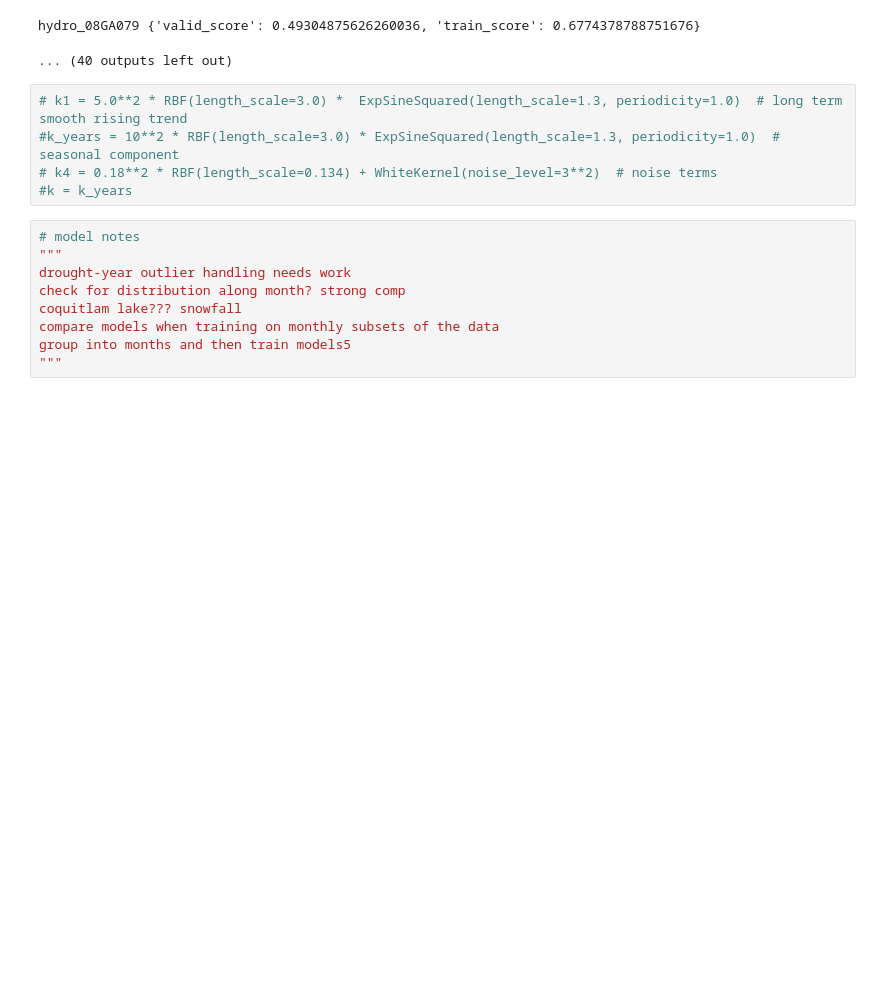
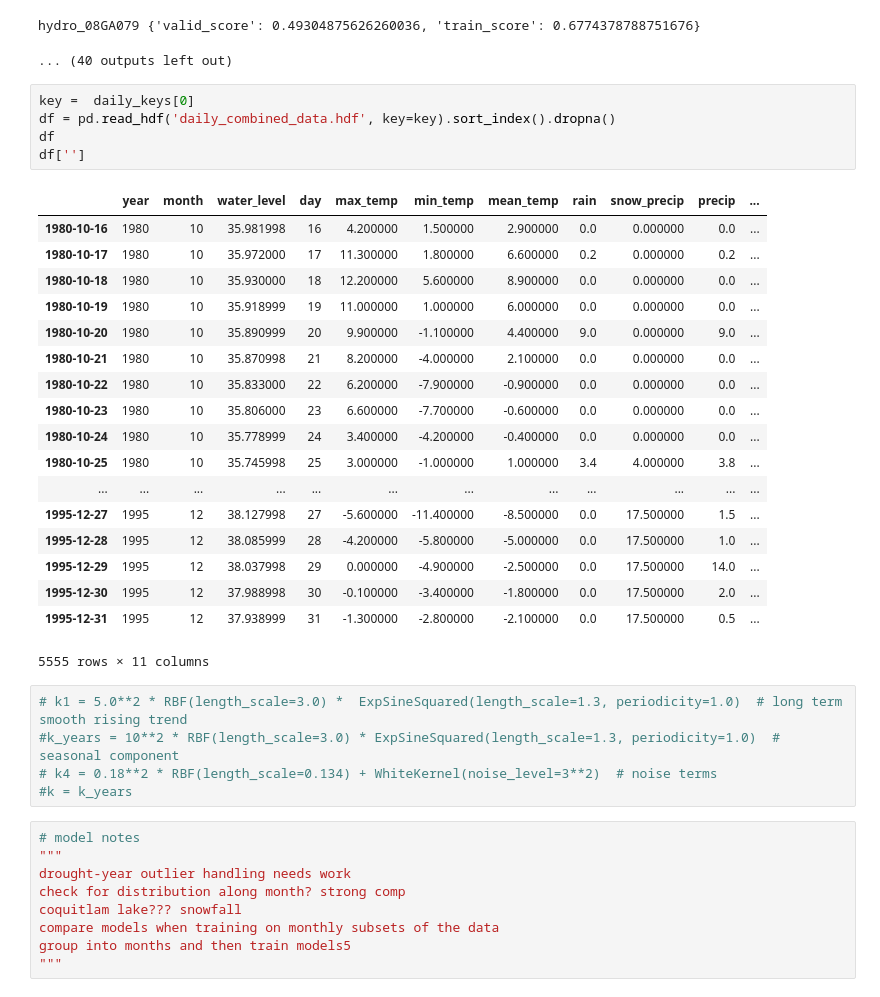
Before and after one commit to eclam/ReservoirLevels, a Jupyter notebook: daily_models.ipynb, the cells around one changed output. Drawn from its saved outputs; the diff is of its cells as text; blank space fills up the shorter version.

```diff
--- a/daily_models.ipynb
+++ b/daily_models.ipynb
@@ -230,6 +238,30 @@ hydro_08GA077 {'valid_score': 0.809205605196465, 'train_score': 0.84788949211062
 [figure]
 hydro_08GA079 {'valid_score': 0.49304875626260036, 'train_score': 0.6774378788751676}
 ... (40 outputs left out)
+# %%
+key =  daily_keys[0]
+df = pd.read_hdf('daily_combined_data.hdf', key=key).sort_index().dropna()
+df
+df['']
+# %% [output]
+|  | year | month | water_level | day | max_temp | min_temp | mean_temp | rain | snow_precip | precip | ... |
+| 1980-10-16 | 1980 | 10 | 35.981998 | 16 | 4.200000 | 1.500000 | 2.900000 | 0.0 | 0.000000 | 0.0 | ... |
+| 1980-10-17 | 1980 | 10 | 35.972000 | 17 | 11.300000 | 1.800000 | 6.600000 | 0.2 | 0.000000 | 0.2 | ... |
+| 1980-10-18 | 1980 | 10 | 35.930000 | 18 | 12.200000 | 5.600000 | 8.900000 | 0.0 | 0.000000 | 0.0 | ... |
+| 1980-10-19 | 1980 | 10 | 35.918999 | 19 | 11.000000 | 1.000000 | 6.000000 | 0.0 | 0.000000 | 0.0 | ... |
+| 1980-10-20 | 1980 | 10 | 35.890999 | 20 | 9.900000 | -1.100000 | 4.400000 | 9.0 | 0.000000 | 9.0 | ... |
+| 1980-10-21 | 1980 | 10 | 35.870998 | 21 | 8.200000 | -4.000000 | 2.100000 | 0.0 | 0.000000 | 0.0 | ... |
+| 1980-10-22 | 1980 | 10 | 35.833000 | 22 | 6.200000 | -7.900000 | -0.900000 | 0.0 | 0.000000 | 0.0 | ... |
+| 1980-10-23 | 1980 | 10 | 35.806000 | 23 | 6.600000 | -7.700000 | -0.600000 | 0.0 | 0.000000 | 0.0 | ... |
+| 1980-10-24 | 1980 | 10 | 35.778999 | 24 | 3.400000 | -4.200000 | -0.400000 | 0.0 | 0.000000 | 0.0 | ... |
+| 1980-10-25 | 1980 | 10 | 35.745998 | 25 | 3.000000 | -1.000000 | 1.000000 | 3.4 | 4.000000 | 3.8 | ... |
+| ... | ... | ... | ... | ... | ... | ... | ... | ... | ... | ... | ... |
+| 1995-12-27 | 1995 | 12 | 38.127998 | 27 | -5.600000 | -11.400000 | -8.500000 | 0.0 | 17.500000 | 1.5 | ... |
+| 1995-12-28 | 1995 | 12 | 38.085999 | 28 | -4.200000 | -5.800000 | -5.000000 | 0.0 | 17.500000 | 1.0 | ... |
+| 1995-12-29 | 1995 | 12 | 38.037998 | 29 | 0.000000 | -4.900000 | -2.500000 | 0.0 | 17.500000 | 14.0 | ... |
+| 1995-12-30 | 1995 | 12 | 37.988998 | 30 | -0.100000 | -3.400000 | -1.800000 | 0.0 | 17.500000 | 2.0 | ... |
+| 1995-12-31 | 1995 | 12 | 37.938999 | 31 | -1.300000 | -2.800000 | -2.100000 | 0.0 | 17.500000 | 0.5 | ... |
+5555 rows × 11 columns
 # %%
 # k1 = 5.0**2 * RBF(length_scale=3.0) *  ExpSineSquared(length_scale=1.3, periodicity=1.0)  # long term smooth rising trend
 #k_years = 10**2 * RBF(length_scale=3.0) * ExpSineSquared(length_scale=1.3, periodicity=1.0)  # seasonal component
```
Also changed, not shown: parts of 1 cell of this notebook, 1 other file.
